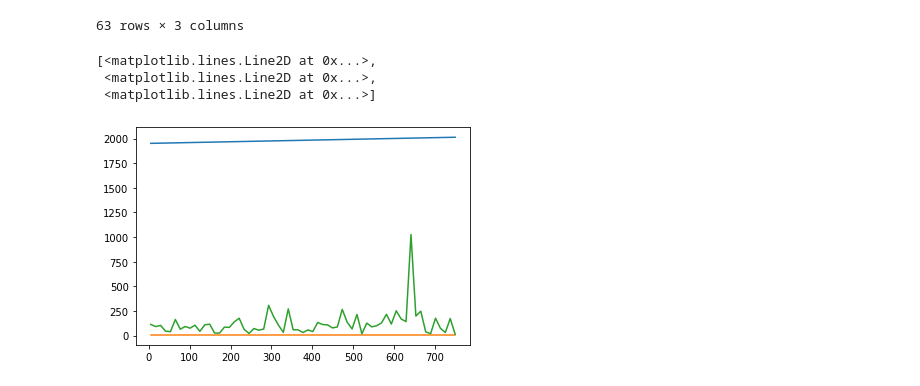
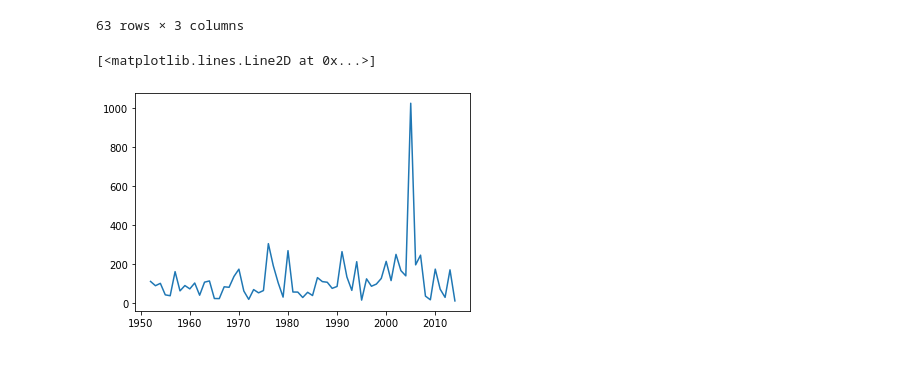
Before and after one commit to AnimeshN/IMD_rainfall_analysis_sinner, a Jupyter notebook: rainfall_analysis.ipynb, the cells around one changed output. Cells and saved outputs as stored; diff of their text form; code cells hidden in the pictures.

```diff
--- a/rainfall_analysis.ipynb
+++ b/rainfall_analysis.ipynb
@@ -168,9 +173,7 @@ july_trend
 | 749 | 2014 | 6 | 12.74 |
 63 rows × 3 columns
 # %%
-plt.plot(july_trend['Year'],)
+plt.plot(july_trend['Year'],july_trend['Rainfall'])
 # %% [output]
-[<matplotlib.lines.Line2D at 0x...>,
- <matplotlib.lines.Line2D at 0x...>,
- <matplotlib.lines.Line2D at 0x...>]
+[<matplotlib.lines.Line2D at 0x...>]
-[figure, old version]
+[figure, new version]
```
Also changed, not shown: parts of 5 cells of this notebook, 4 other files.
